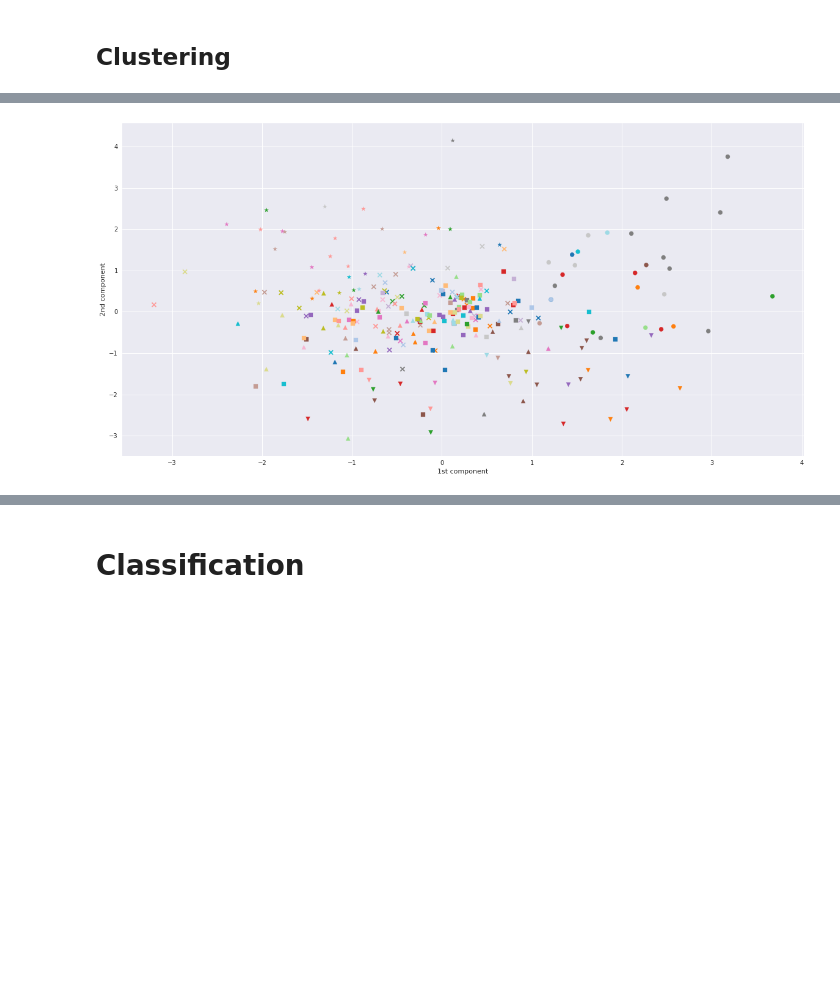
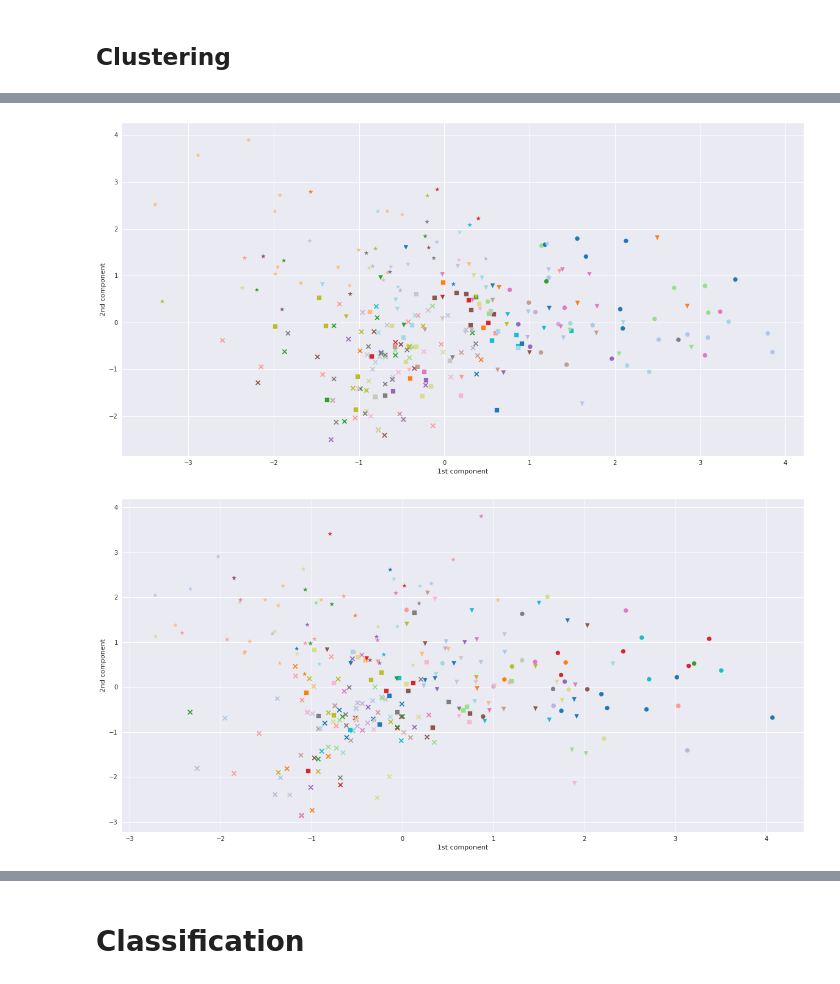
Before and after one commit to severin-lemaignan/pinsoro-kinematics, a Jupyter notebook: classification.ipynb, the cells around one changed output, grey strips where cells are left out. Drawn from its saved outputs; the diff is of its cells as text; code cells hidden in the pictures; blank space fills up the shorter version.

Commit message:
Reworked the order of fullscene <-> skel PCAs/LDAs

```diff
--- a/classification.ipynb
+++ b/classification.ipynb
@@ -63,12 +73,17 @@ array([[0.0, 0.0, 0.0, ..., 0.0, 4.0, 3.0],
-# %%
-pca=PCA(n_components=6)
-pca.fit(skel)
-
-skel_pca = pca.transform(skel)
-skel_means_pca = pca.transform(skel_means.values)
-
-fullscene_pca = pca.transform(fullscene)
-fullscene_means_pca = pca.transform(fullscene_means.values)
+# %%
+fullscene_pca_model=PCA(n_components=6)
+fullscene_pca_model.fit(fullscene)
+
+fullscene_pca = fullscene_pca_model.transform(fullscene)
+fullscene_means_pca = fullscene_pca_model.transform(fullscene_means.values)
+
+# either we create an independent PCA model for the skeletal data, or
+# we reuse the fullscene one
+skel_pca_model=PCA(n_components=6).fit(skel)
+#skel_pca_model = fullscene_pca_model
+
+skel_pca = skel_pca_model.transform(skel)
+skel_means_pca = skel_pca_model.transform(skel_means.values)
 # %% [markdown]
 ## Plotting of the embeding
 
@@ -100,7 +115,7 @@ def plot_embedding(X, labels, means=None, means_labels=None, clusters=None, thre
                 mask = clusters == cluster
                 ax.scatter(X[mask, 0], X[mask, 1], X[mask,2], marker=markers[cluster], c=colors[mask], label=labels[mask], cmap=plt.get_cmap("tab20"))
         else:
-            ax.scatter(X[:, 0], X[:, 1], X[:,2], marker=clusters_markers, c=colors, label=labels, cmap=plt.get_cmap("tab20"))
+            ax.scatter(X[:, 0], X[:, 1], X[:,2], marker="o", c=colors, label=labels, cmap=plt.get_cmap("tab20"))
 
         ax.set_zlabel('3rd component')
 
@@ -237,12 +274,12 @@ array([[ 0.17548592,  0.15016615,  0.14538466,  0.05376097,  0.13633354,
 from sklearn.discriminant_analysis import LinearDiscriminantAnalysis
 # %%
 lda = LinearDiscriminantAnalysis(n_components=4)
-lda.fit(skel_pca, skel_labels)
+lda.fit(fullscene_pca, fullscene_labels)
 
 # we perform the LDA *on top of the PCA* as LDA typically requires O > 3 F, with O the nb of observations and F the nb of features (here, we have ~26 observations for originally 25 questions)
-skel_lda = lda.transform(pca.transform(skel))
-skel_means_lda = lda.transform(pca.transform(skel_means.values))
+fullscene_lda = lda.transform(fullscene_pca_model.transform(fullscene))
+fullscene_means_lda = lda.transform(fullscene_pca_model.transform(fullscene_means.values))
 
-fullscene_lda = lda.transform(pca.transform(fullscene))
-fullscene_means_lda = lda.transform(pca.transform(fullscene_means.values))
+skel_lda = lda.transform(fullscene_pca_model.transform(skel))
+skel_means_lda = lda.transform(fullscene_pca_model.transform(skel_means.values))
 # %%
@@ -398,15 +426,22 @@ plot_embedding(skel_clustering_data,skel_labels, clusters=skel_kmeans, three_d=F
 # %%
 # kMeans clustering after LDA-based dimensionality reduction
 skel_clustering_data=skel_lda
 fullscene_clustering_data=fullscene_lda
 
-skel_kmeans = KMeans(n_clusters=6, random_state=0).fit_predict(skel_clustering_data)
-fullscene_kmeans_model = KMeans(n_clusters=6, random_state=0).fit(fullscene_clustering_data)
+nb_clusters=5
+
+fullscene_kmeans_model = KMeans(n_clusters=nb_clusters, random_state=0).fit(fullscene_clustering_data)
 fullscene_kmeans = fullscene_kmeans_model.predict(fullscene_clustering_data)
 
+# either an independent kMeans instance, or reuse the trained 'fullscene' one
+#skel_kmeans = KMeans(n_clusters=nb_clusters, random_state=0).fit_predict(skel_clustering_data)
+skel_kmeans= fullscene_kmeans_model.predict(skel_clustering_data)
+
+plot_embedding(fullscene_clustering_data,fullscene_labels, clusters=fullscene_kmeans, three_d=False)
 plot_embedding(skel_clustering_data,skel_labels, clusters=skel_kmeans, three_d=False)
 # %% [output]
-[figure, old version]
+[figure, new version]
+[figure, added]
 # %%
 skel_clipPerClusters_df=pd.DataFrame()
 fullscene_clipPerClusters_df=pd.DataFrame()
```
Also changed, not shown: parts of 28 cells of this notebook.
